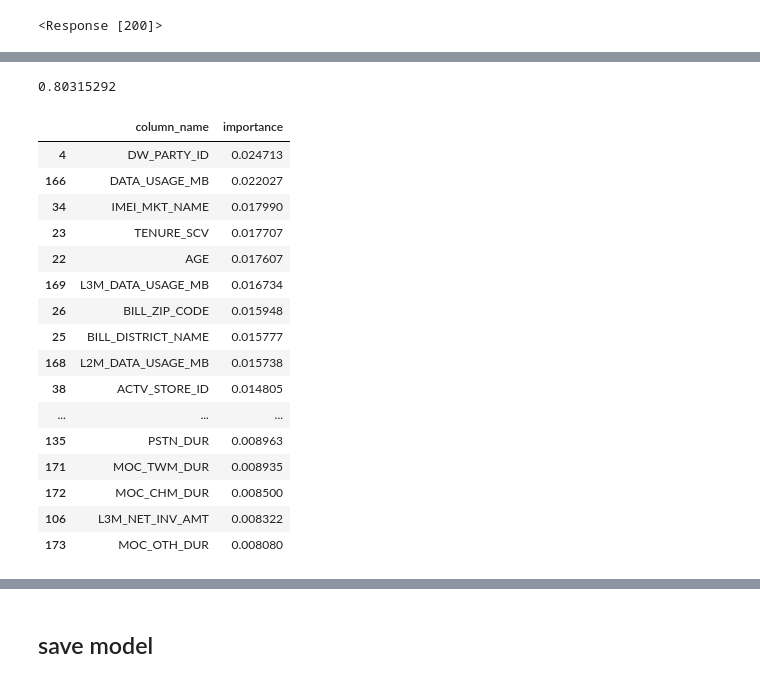
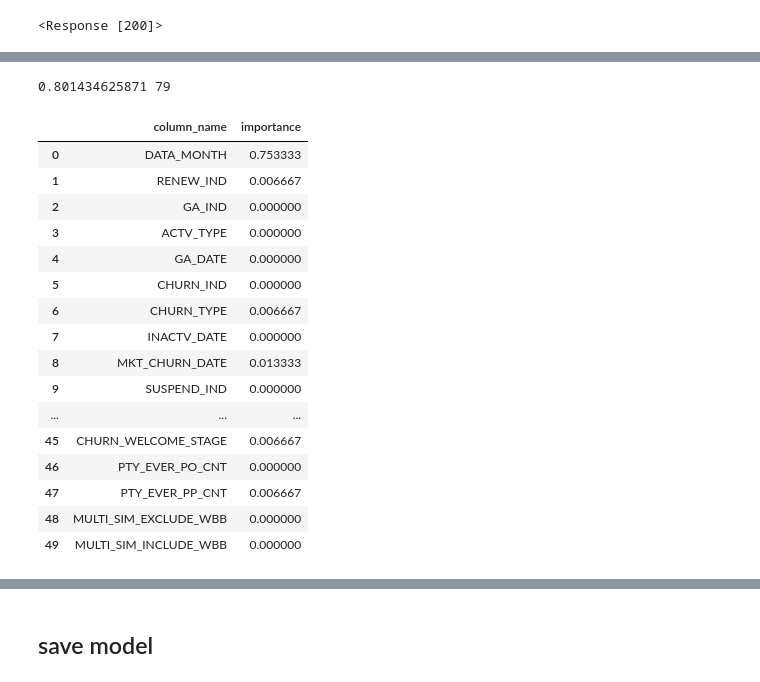
Before and after one commit to xiaosean/preprocess_py, a Jupyter notebook: XGBoost.ipynb, the cells around one changed output, grey strips where cells are left out. Drawn from its saved outputs; the diff is of its cells as text; code cells hidden in the pictures.

```diff
--- a/XGBoost.ipynb
+++ b/XGBoost.ipynb
@@ -37,8 +39,7 @@ filename = "0725_april_marketing_anylze_select_294_table_group11.csv"
 # filename = "0719_april_marketing_anylze_full_table_group11_max_min_train.csv"
 train_df = pd.read_csv(path + filename, error_bad_lines=False)
 # %%
-# train_df.drop(train_df['Groups'] == 'Infrequent_User', inplace=True)
-train_df = train_df[train_df['Groups'] != 'Infrequent_User']
+# train_df = train_df[train_df['Groups'] != 'Infrequent_User']
 
 train_df.groupby('Groups').count()
 # %% [output]
@@ -103,15 +70,15 @@ param_grid = {
 #     'n_estimators':[50, 100, 200]
 #     'max_depth':[10],
 #     'learning_rate':[0.05],
-#     'n_estimators':[100]
-    'max_depth':[10],
-    'min_child_weight':[3]
+    'n_estimators':[100],
+    'max_depth':[5],
+    'min_child_weight':[7]
 }
 # %%
 t0 = time()
-model = XGBClassifier(n_jobs = -1)
+model = XGBClassifier(n_jobs = -1, **{"updater": "grow_gpu"})
 # kfold = StratifiedKFold(n_splits=4, shuffle=True, random_state=7)
-gs = GridSearchCV(estimator=model, param_grid=param_grid, scoring='accuracy', cv=5, n_jobs=2)
+gs = GridSearchCV(estimator=model, param_grid=param_grid, scoring='accuracy', cv=5, n_jobs=1)
 gs.fit(X_train, y_train)
 print("training time:  %.2f" % (time()-t0))
 # %% [output]
@@ -203,28 +164,40 @@ col_rank['importance'] = best_model.feature_importances_
 # %%
-col_rank = col_rank.sort_values('importance', ascending = False)
+col_rank = pd.DataFrame()
+
+col_rank['column_name'] = train_df.columns[:-1]
+
+col_rank['importance'] = best_model.feature_importances_
+
+# col_rank = col_rank.sort_values('importance', ascending = False)
 # %%
 # np.sum(col_rank['importance'].values) -> 1.0
-np.sum(col_rank['importance'].values[:84])
+# np.sum(col_rank['importance'].values[:84])
+importance_sum = 0
+for i in range(len(col_rank['importance'])):
+    importance_sum += col_rank['importance'].values[i]
+    if importance_sum > 0.8:
+        print(importance_sum, i)
+        break
 # %% [output]
-0.80315292
+0.801434625871 79
 # %%
-col_rank.iloc[:42]
+col_rank.iloc[:50]
 # %% [output]
 |  | column_name | importance |
-| 4 | DW_PARTY_ID | 0.024713 |
-| 166 | DATA_USAGE_MB | 0.022027 |
-| 34 | IMEI_MKT_NAME | 0.017990 |
-| 23 | TENURE_SCV | 0.017707 |
-| 22 | AGE | 0.017607 |
-| 169 | L3M_DATA_USAGE_MB | 0.016734 |
-| 26 | BILL_ZIP_CODE | 0.015948 |
-| 25 | BILL_DISTRICT_NAME | 0.015777 |
-| 168 | L2M_DATA_USAGE_MB | 0.015738 |
-| 38 | ACTV_STORE_ID | 0.014805 |
+| 0 | DATA_MONTH | 0.753333 |
+| 1 | RENEW_IND | 0.006667 |
+| 2 | GA_IND | 0.000000 |
+| 3 | ACTV_TYPE | 0.000000 |
+| 4 | GA_DATE | 0.000000 |
+| 5 | CHURN_IND | 0.000000 |
+| 6 | CHURN_TYPE | 0.006667 |
+| 7 | INACTV_DATE | 0.000000 |
+| 8 | MKT_CHURN_DATE | 0.013333 |
+| 9 | SUSPEND_IND | 0.000000 |
 | ... | ... | ... |
-| 135 | PSTN_DUR | 0.008963 |
-| 171 | MOC_TWM_DUR | 0.008935 |
-| 172 | MOC_CHM_DUR | 0.008500 |
-| 106 | L3M_NET_INV_AMT | 0.008322 |
-| 173 | MOC_OTH_DUR | 0.008080 |
+| 45 | CHURN_WELCOME_STAGE | 0.006667 |
+| 46 | PTY_EVER_PO_CNT | 0.000000 |
+| 47 | PTY_EVER_PP_CNT | 0.006667 |
+| 48 | MULTI_SIM_EXCLUDE_WBB | 0.000000 |
+| 49 | MULTI_SIM_INCLUDE_WBB | 0.000000 |
 # %%
```
Also changed, not shown: parts of 26 cells of this notebook, 5 other files.
